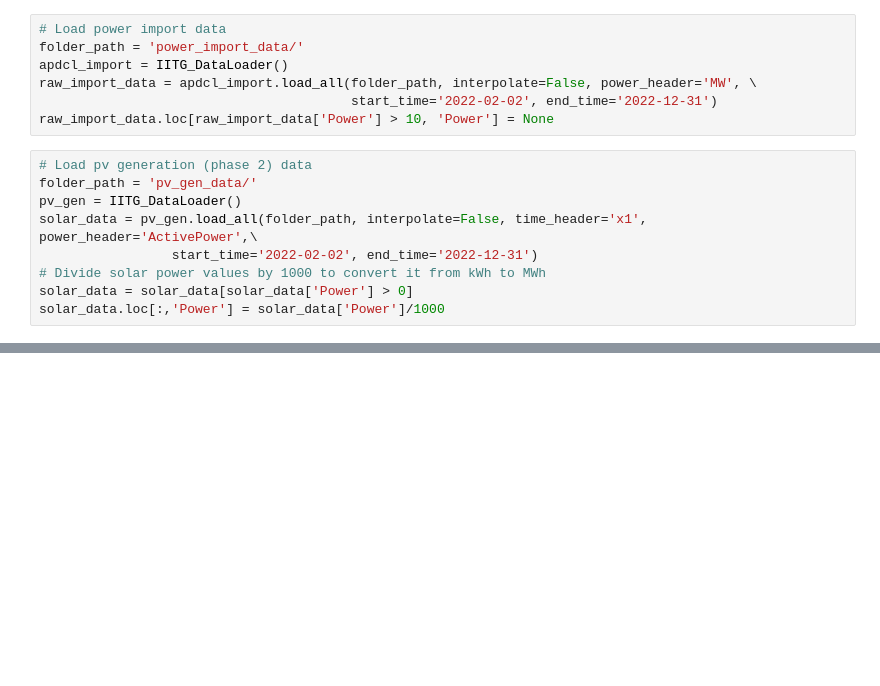
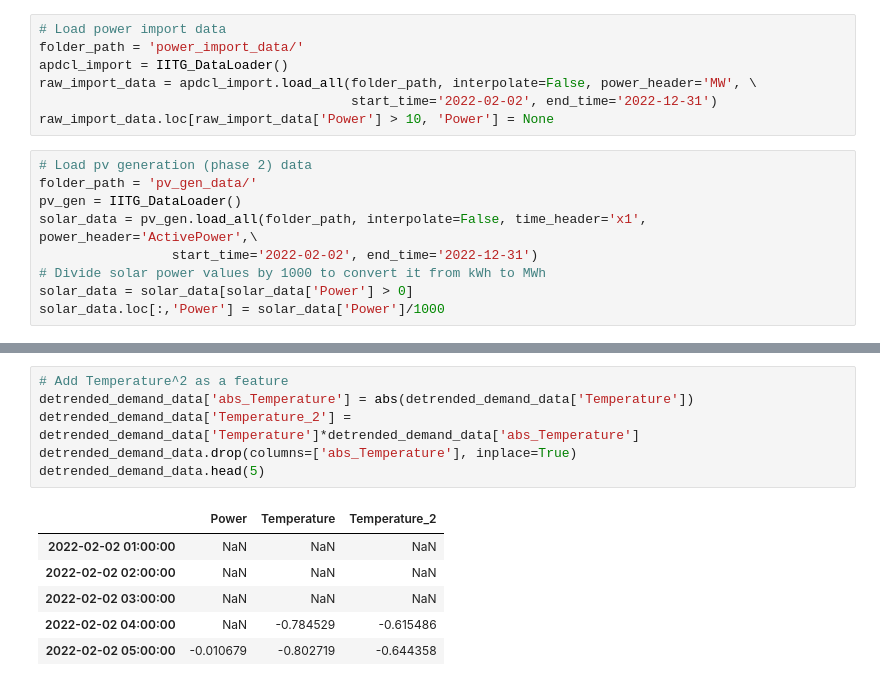
Before and after one commit to ankit11hab/EE677_Missing_Data_Imputation, a Jupyter notebook: data_imputation.ipynb, the cells around one changed output, grey strips where cells are left out. Cells and saved outputs as stored; diff of their text form; blank space fills up the shorter version.

```diff
--- a/data_imputation.ipynb
+++ b/data_imputation.ipynb
@@ -57 +69,14 @@ detrended_demand_data.head()
+# %%
+# Add Temperature^2 as a feature
+detrended_demand_data['abs_Temperature'] = abs(detrended_demand_data['Temperature'])
+detrended_demand_data['Temperature_2'] = detrended_demand_data['Temperature']*detrended_demand_data['abs_Temperature']
+detrended_demand_data.drop(columns=['abs_Temperature'], inplace=True)
+detrended_demand_data.head(5)
+# %% [output]
+|  | Power | Temperature | Temperature_2 |
+| 2022-02-02 01:00:00 | NaN | NaN | NaN |
+| 2022-02-02 02:00:00 | NaN | NaN | NaN |
+| 2022-02-02 03:00:00 | NaN | NaN | NaN |
+| 2022-02-02 04:00:00 | NaN | -0.784529 | -0.615486 |
+| 2022-02-02 05:00:00 | -0.010679 | -0.802719 | -0.644358 |
 # %%
```
Also changed, not shown: parts of 11 cells of this notebook, 3 other files.
